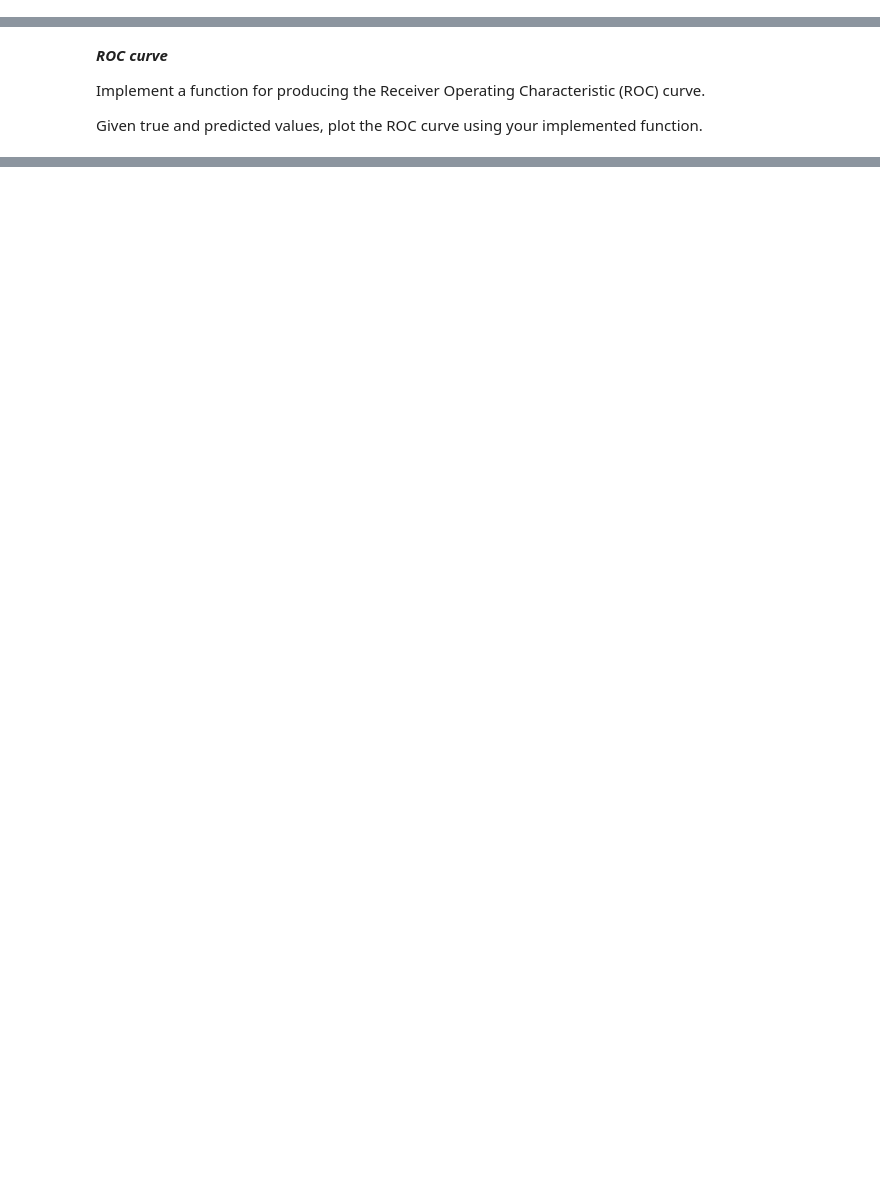
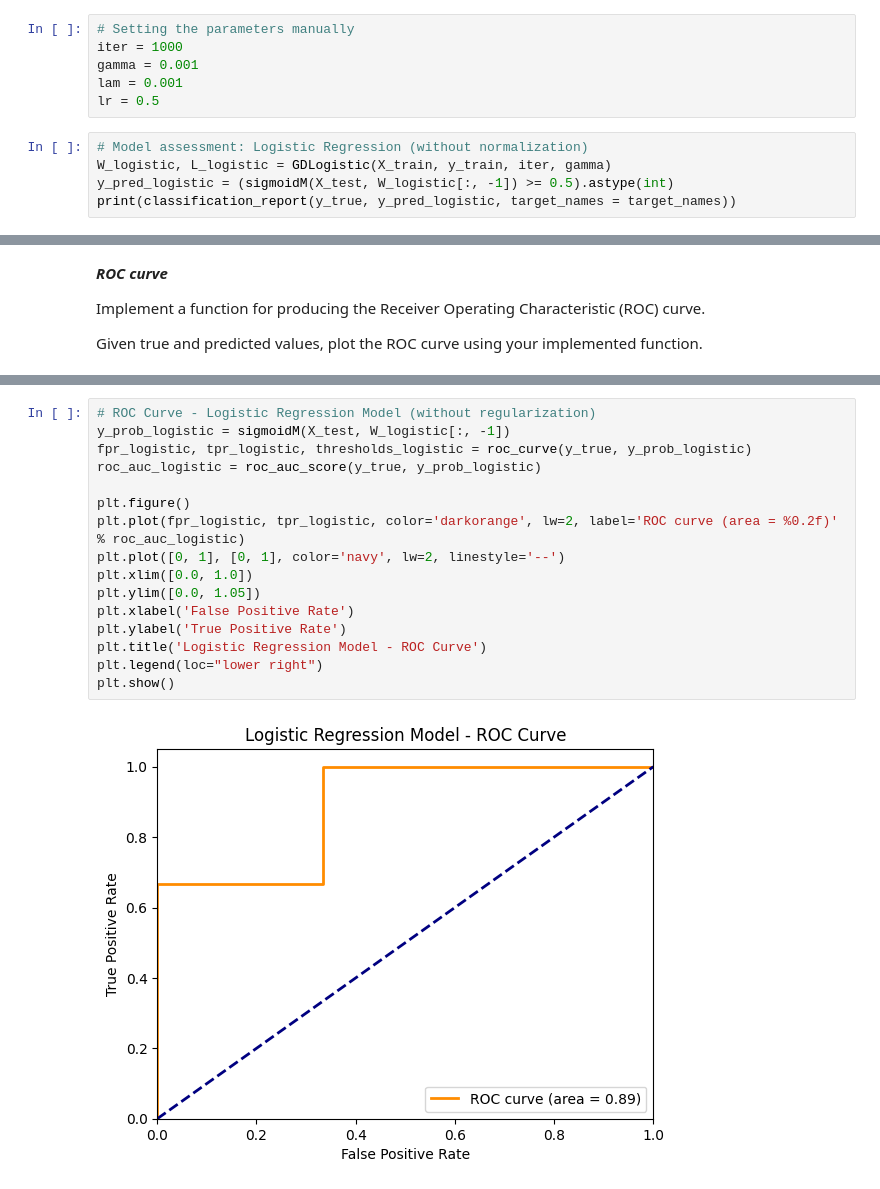
Before and after one commit to matteo-orsi/ML, a Jupyter notebook: challenges/challenge-00/challenge-00.ipynb, the cells around one changed output, grey strips where cells are left out. Cells and saved outputs as stored; diff of their text form; blank space fills up the shorter version.

```diff
--- a/challenges/challenge-00/challenge-00.ipynb
+++ b/challenges/challenge-00/challenge-00.ipynb
@@ -569,0 +554,11 @@ W, L = GDLogistic(X, y, 1000, 0.001)
+# %%
+# Setting the parameters manually
+iter = 1000
+gamma = 0.001
+lam = 0.001
+lr = 0.5
+# %%
+# Model assessment: Logistic Regression (without normalization)
+W_logistic, L_logistic = GDLogistic(X_train, y_train, iter, gamma)
+y_pred_logistic = (sigmoidM(X_test, W_logistic[:, -1]) >= 0.5).astype(int)
+print(classification_report(y_true, y_pred_logistic, target_names = target_names))
@@ -575,0 +642,18 @@ Given true and predicted values, plot the ROC curve using your implemented funct
+# %%
+# ROC Curve - Logistic Regression Model (without regularization)
+y_prob_logistic = sigmoidM(X_test, W_logistic[:, -1])
+fpr_logistic, tpr_logistic, thresholds_logistic = roc_curve(y_true, y_prob_logistic)
+roc_auc_logistic = roc_auc_score(y_true, y_prob_logistic)
+
+plt.figure()
+plt.plot(fpr_logistic, tpr_logistic, color='darkorange', lw=2, label='ROC curve (area = %0.2f)' % roc_auc_logistic)
+plt.plot([0, 1], [0, 1], color='navy', lw=2, linestyle='--')
+plt.xlim([0.0, 1.0])
+plt.ylim([0.0, 1.05])
+plt.xlabel('False Positive Rate')
+plt.ylabel('True Positive Rate')
+plt.title('Logistic Regression Model - ROC Curve')
+plt.legend(loc="lower right")
+plt.show()
+# %% [output]
+[figure, added]
```
Also changed, not shown: parts of 18 cells of this notebook.
